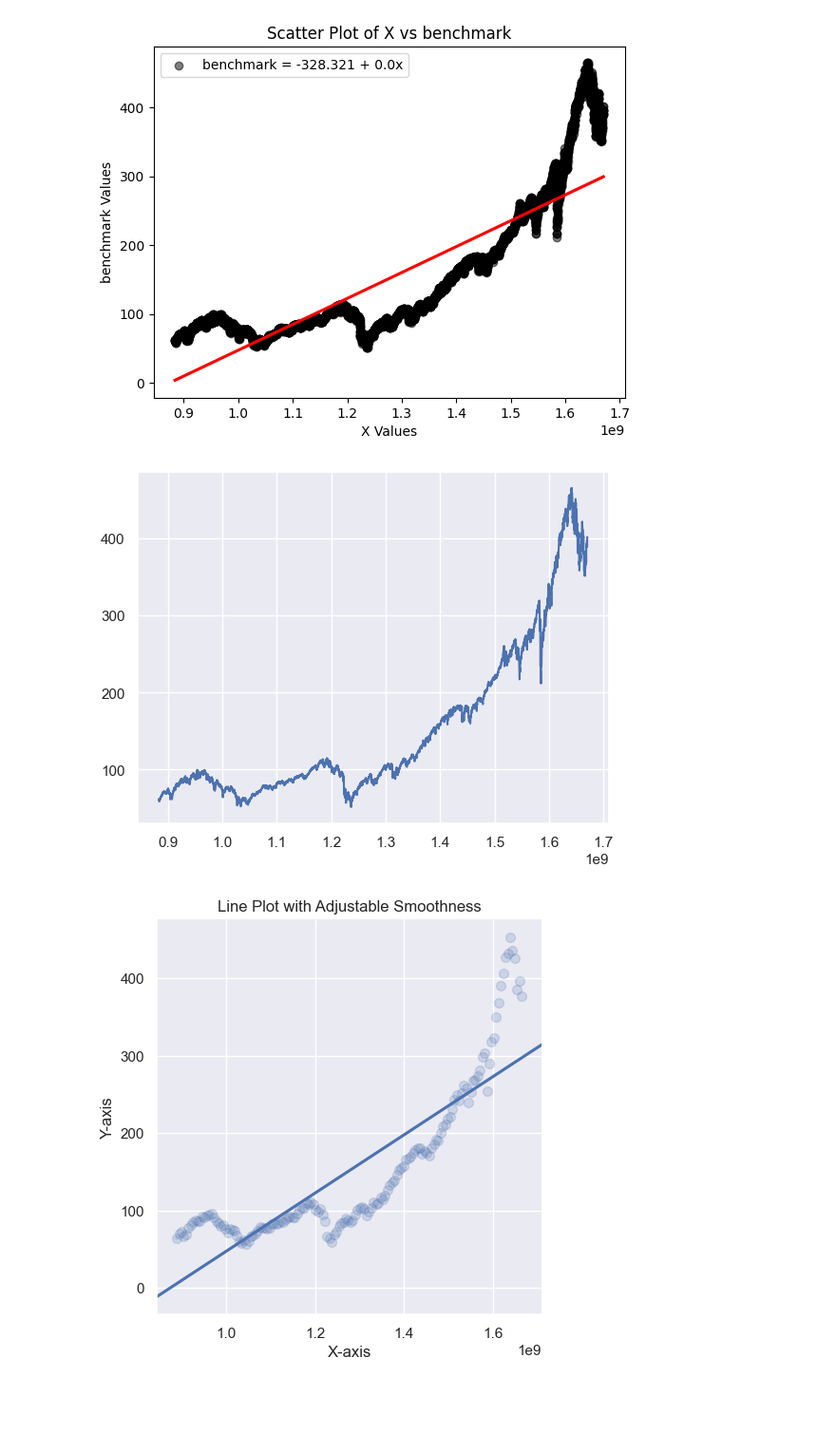
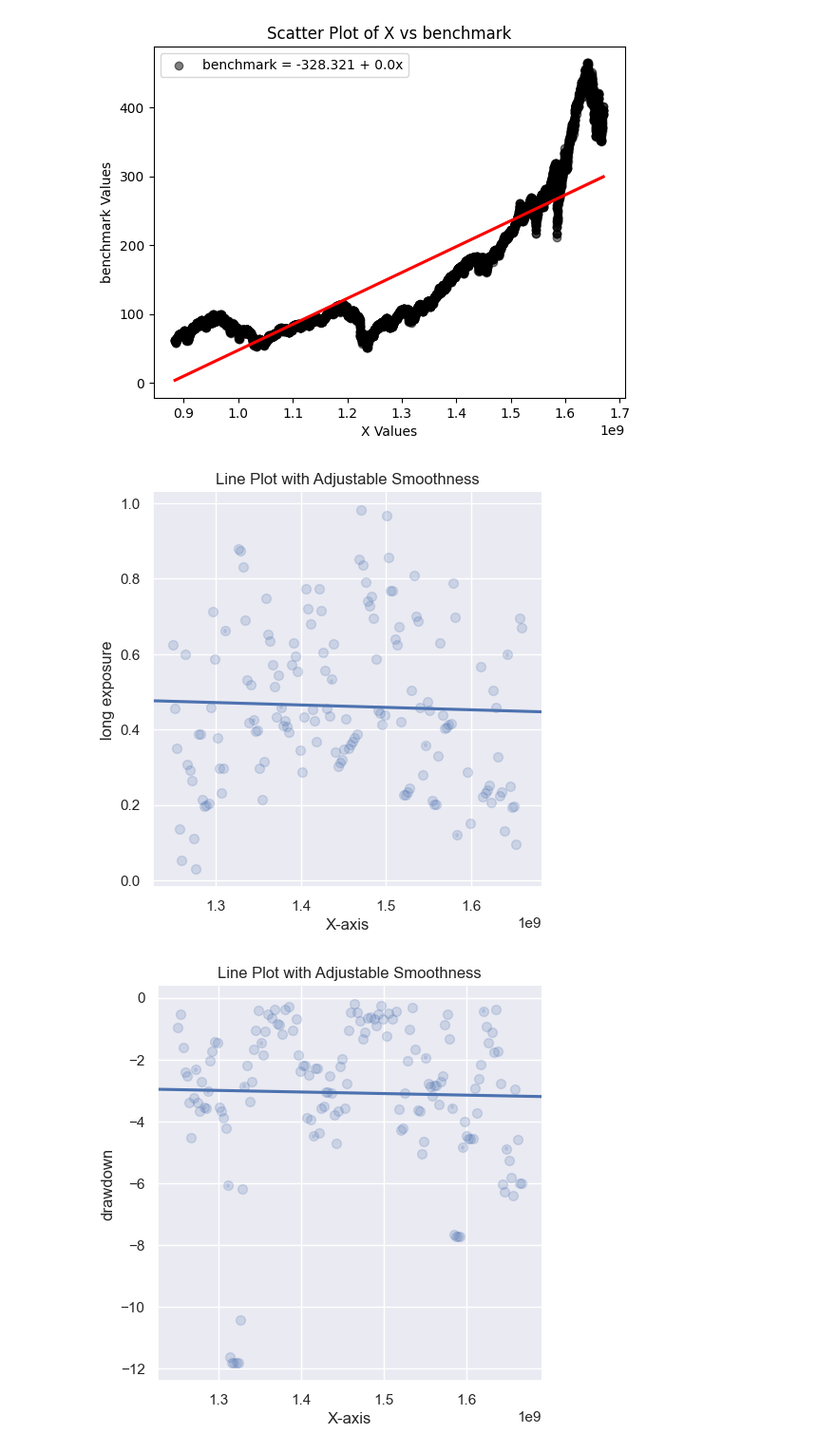
Before and after one commit to ParsaBN/AlgoT_Backtesting, a Jupyter notebook: research.ipynb, the cells around one changed output. Shown at 95% size. Saved outputs shown, nothing was run; the diff lists cells and outputs as text; code cells hidden in the pictures; blank space fills up the shorter version.

```diff
--- a/research.ipynb
+++ b/research.ipynb
@@ -191,10 +191,22 @@ plot_data(bench, 'benchmark')
 [figure]
 [figure]
 # %%
-def plot_line(data):
+def plot_line(data, feature_name):
 
     x_data = [e['x'] for e in data]
     y_data = [e['y'] for e in data]
+
+    chunk_size = 3
+    x_avg = []
+    y_avg = []
+
+    for i in range(0, len(data), chunk_size):
+        x_chunk = x_data[i:i+chunk_size]
+        y_chunk = y_data[i:i+chunk_size]
+        x_average = sum(x_chunk) / chunk_size
+        y_average = sum(y_chunk) / chunk_size
+        x_avg.append(x_average)
+        y_avg.append(y_average)
 
     # x = np.linspace(min(x_data), max(x_data), 100)
 
@@ -202,15 +214,22 @@ def plot_line(data):
 
     sns.lineplot(x=x_data, y=y_data)
     # sns.scatterplot(x=x_data, y=y_data, lowess=True, label="Smoothed line")
-    sns.lmplot(x='x', y='y', data=pd.DataFrame(data), ci=0.95, order=1, truncate=False, x_bins=150, scatter=True, scatter_kws=dict(alpha=0.2))
+    sns.lmplot(x='x', y='y', data=pd.DataFrame({'x': x_avg, 'y': y_avg}), ci=0.95, order=1, truncate=False, x_bins=150, scatter=True, scatter_kws=dict(alpha=0.2))
 
 
     plt.title("Line Plot with Adjustable Smoothness")
-    plt.xlabel("X-axis")
-    plt.ylabel("Y-axis")
+    plt.xlabel(f"X-axis")
+    plt.ylabel(f"{feature_name}")
     plt.show()
-# %%
-plot_line(bench)
-# %% [output]
-[figure, removed]
-[figure, removed]
+# %%
+plot_line(long_exp, 'long exposure')
+# plot_data(short_exp) # empty since its all zeros
+plot_line(drawd, 'drawdown')
+# plot_data(asset_sales_vol) # empty since its all zeros
+plot_line(portf_turno, 'portfolio turnover')
+plot_line(daily_perf, 'daily performance')
+plot_line(capac, 'capacity')
+plot_line(bench, 'benchmark')
+# %% [output]
+[figure, added]
+[figure, added]
```
Also changed, not shown: parts of 5 cells of this notebook, 2 other files.
